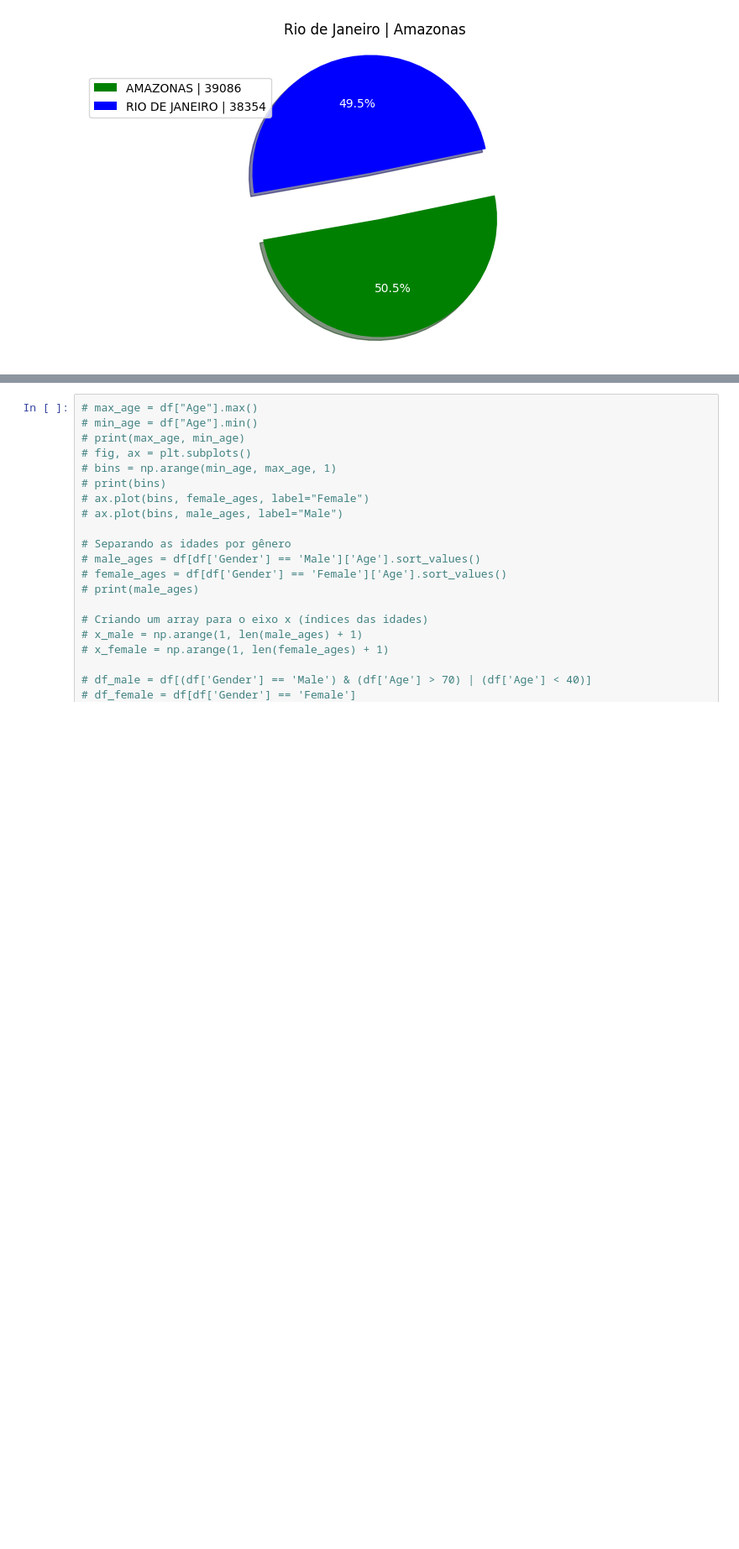
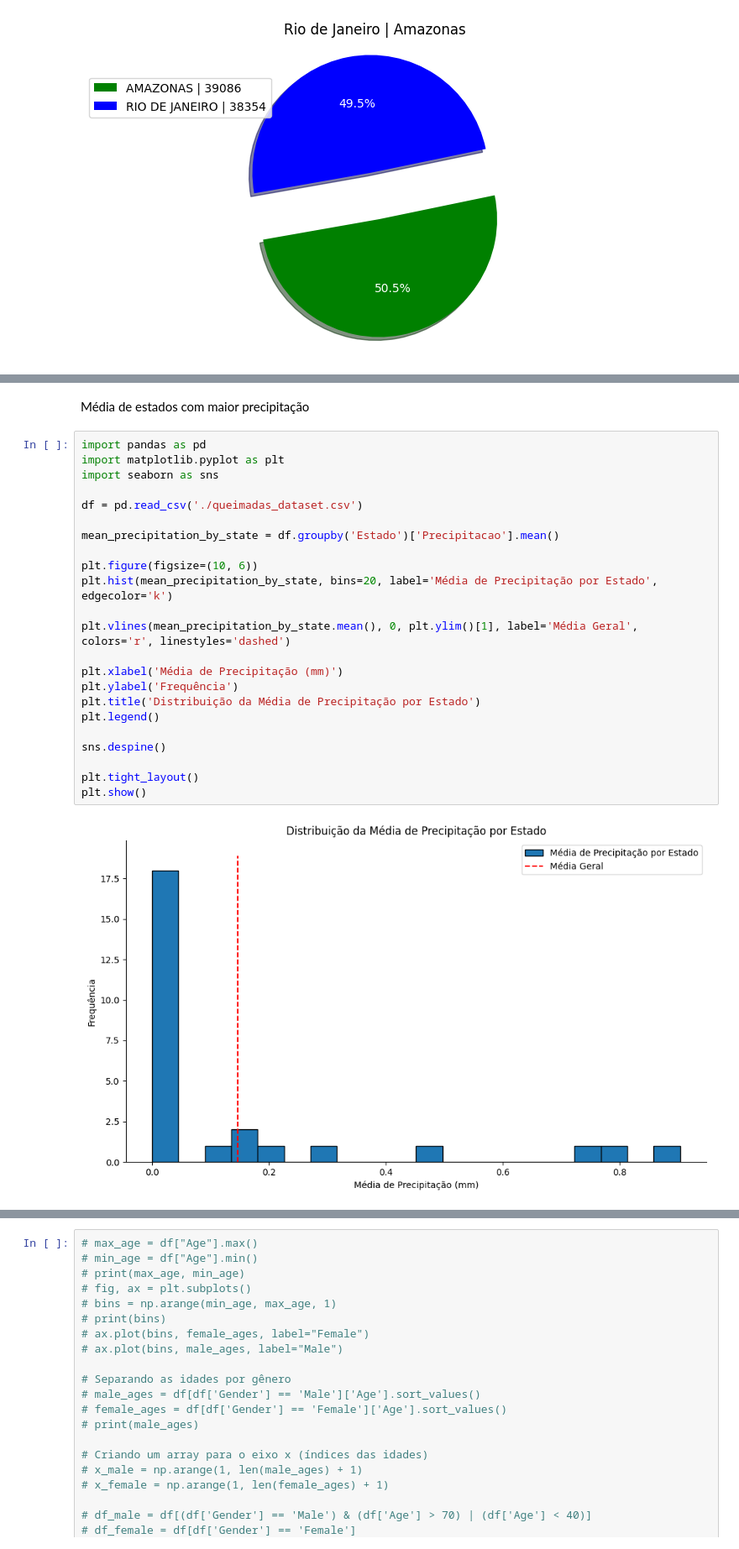
Before and after one commit to Myze16/analysis-of-fire-outbreaks, a Jupyter notebook: main.ipynb, the cells around one changed output, grey strips where cells are left out. Shown at 84% size. Cells and saved outputs as stored; diff of their text form; blank space fills up the shorter version.

```diff
--- a/main.ipynb
+++ b/main.ipynb
@@ -170,0 +196,27 @@ plt.show()
+# %% [markdown]
+Média de estados com maior precipitação
+# %%
+import pandas as pd
+import matplotlib.pyplot as plt
+import seaborn as sns
+
+df = pd.read_csv('./queimadas_dataset.csv')
+
+mean_precipitation_by_state = df.groupby('Estado')['Precipitacao'].mean()
+
+plt.figure(figsize=(10, 6))
+plt.hist(mean_precipitation_by_state, bins=20, label='Média de Precipitação por Estado', edgecolor='k')
+
+plt.vlines(mean_precipitation_by_state.mean(), 0, plt.ylim()[1], label='Média Geral', colors='r', linestyles='dashed')
+
+plt.xlabel('Média de Precipitação (mm)')
+plt.ylabel('Frequência')
+plt.title('Distribuição da Média de Precipitação por Estado')
+plt.legend()
+
+sns.despine()
+
+plt.tight_layout()
+plt.show()
+# %% [output]
+[figure, added]
```
Also changed, not shown: parts of 5 cells of this notebook.
